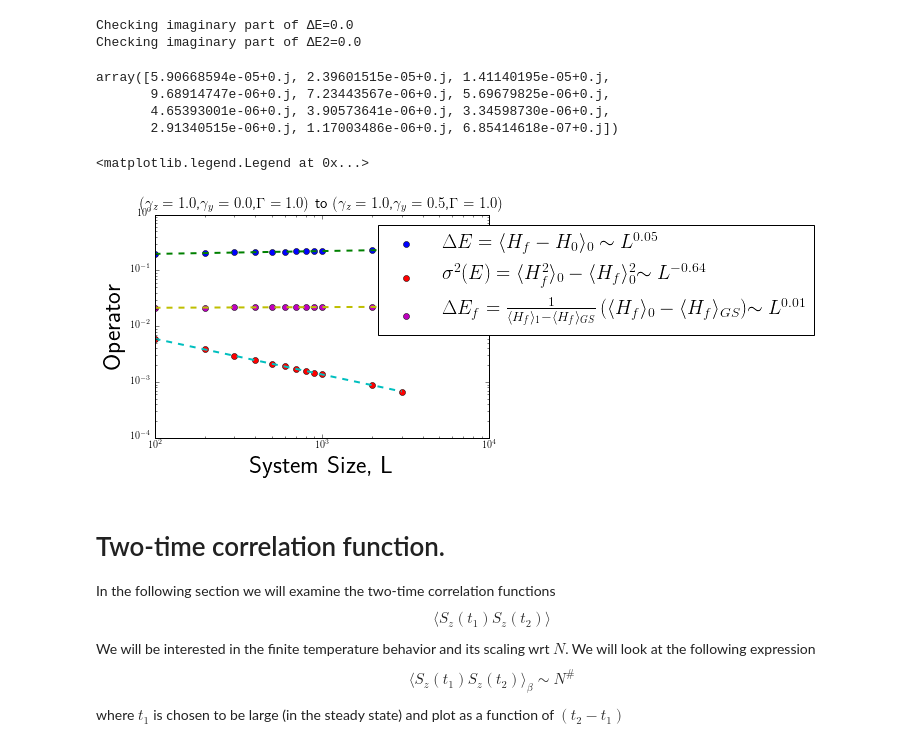
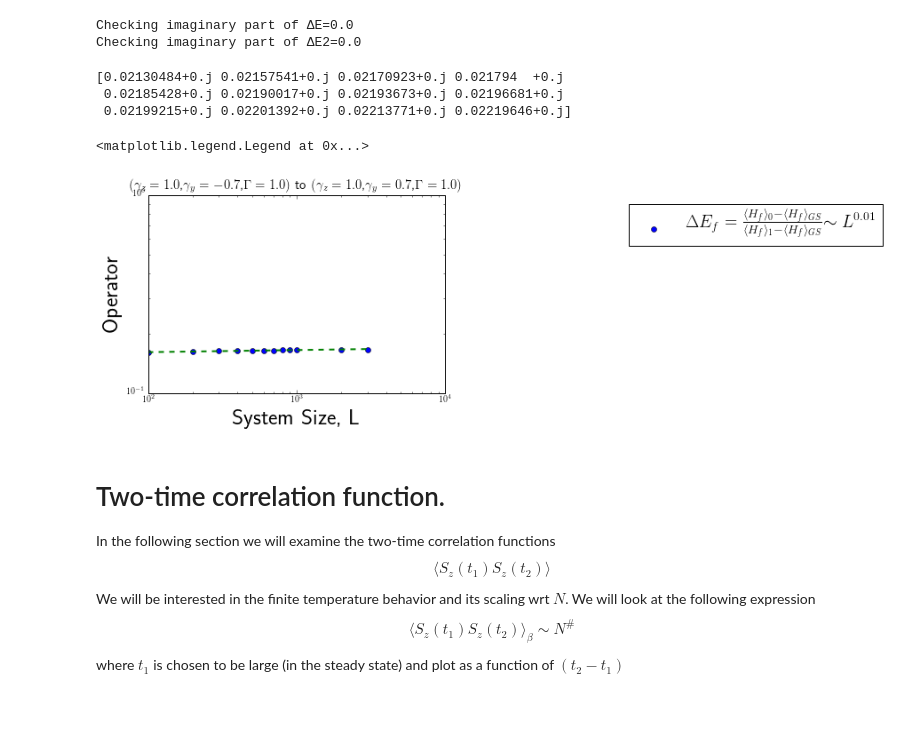
Before and after one commit to paraj003/LMG_quench, a Jupyter notebook: LMG_sim.ipynb, the cells around one changed output. Cells and saved outputs as stored; diff of their text form; code cells hidden in the pictures; blank space fills up the shorter version.

```diff
--- a/LMG_sim.ipynb
+++ b/LMG_sim.ipynb
@@ -46,7 +48,7 @@ We plot the magnetization as a function of the magnetice field, and also obtain
 #calculate magnetization as a function of magnetic field
 #tests magnetizationz2
 Γarr=np.linspace(0.,2,40)
-Larr=np.concatenate([np.arange(100,1000,100),np.arange(1000,2000,1000)])#choose even
+Larr=np.arange(100,200,100)#np.concatenate([np.arange(100,1000,100),np.arange(1000,2000,1000)])#choose even
 magϕsqlist=np.ones([np.size(Γarr),1])
 magzsqlist=np.ones([np.size(Γarr),1])
 magysqlist=np.ones([np.size(Γarr),1])
@@ -56,7 +58,7 @@ criticalmagysqlist=np.ones([np.size(Larr),1])
 for p in range(np.size(Γarr)):
     L=100
     print(p, end='\r', flush=True)
-    paramvals=LMG.Ham_params(N=L,S=L/2,J=1,γz=0.,γy=1.,Γ=Γarr[p])
+    paramvals=LMG.Ham_params(N=L,S=L/2,J=1,γz=1.,γy=-0.5,Γ=Γarr[p])
     Ham=LMG.LMG_generateHam(paramvals)
     GSenergy,vec=spla.eigs(Ham,k=1,which="SR")
     GState=vec[:,0]
@@ -254,9 +256,9 @@ For the numerics we choose the parameters for the critical quench. We have the d
 
 In this section we focus on a particular system size, (say $L=100$) and plot the time dependence of the spin on th $y-z$ plane.
 # %%
-L=5000 #Set system size.
-paramvals0=LMG.Ham_params(N=L,S=L/2,J=1.,γz=1.,γy=0.,Γ=1.)
-paramvalsf=LMG.Ham_params(N=L,S=L/2,J=1.,γz=0.5,γy=1,Γ=1.)
+L=200 #Set system size.
+paramvals0=LMG.Ham_params(N=L,S=L/2,J=1.,γz=1.,γy=0.,Γ=4.)
+paramvalsf=LMG.Ham_params(N=L,S=L/2,J=1.,γz=1,γy=0,Γ=1.)
 dt=0.2 #time step
 Tf=20 # final time step
 Nsteps=int(Tf/dt)
@@ -803,7 +803,7 @@ for L,p in zip(Larr,range(np.size(Larr))):
     Ham=LMG.LMG_generateHam(paramvals0)
     GSenergy,vec=spla.eigs(Ham,k=1,which="SR")
     GState=vec[:,0]
-    paramvalsf=LMG.Ham_params(N=L,S=L/2,J=1.,γz=0.5,γy=1,Γ=1.)
+    paramvalsf=LMG.Ham_params(N=L,S=L/2,J=1.,γz=0.,γy=1.,Γ=1.)
     Hamquench=LMG.LMG_generateHam(paramvalsf)
     energyf,vecf=spla.eigs(Hamquench,k=2,which="SR")
     GStatef=vecf[:,0]
@@ -834,13 +834,12 @@ varE_nonzero=np.delete(np.real(np.abs(varE)),deletelist,axis=0)
 # %% [output]
 Checking imaginary part of ΔE=0.0
 Checking imaginary part of ΔE2=0.0
-# %%
-ΔEf
-# %% [output]
-array([5.90668594e-05+0.j, 2.39601515e-05+0.j, 1.41140195e-05+0.j,
-       9.68914747e-06+0.j, 7.23443567e-06+0.j, 5.69679825e-06+0.j,
-       4.65393001e-06+0.j, 3.90573641e-06+0.j, 3.34598730e-06+0.j,
-       2.91340515e-06+0.j, 1.17003486e-06+0.j, 6.85414618e-07+0.j])
+# %%
+print(ΔEf)
+# %% [output]
+[0.02130484+0.j 0.02157541+0.j 0.02170923+0.j 0.021794  +0.j
+ 0.02185428+0.j 0.02190017+0.j 0.02193673+0.j 0.02196681+0.j
+ 0.02199215+0.j 0.02201392+0.j 0.02213771+0.j 0.02219646+0.j]
 # %%
 #linear fit to data
 logy1=np.log10(ΔE_nonzero)
@@ -863,29 +862,29 @@ m5,b5 = np.polyfit(logx5,logy5, 1)
 # %%
 #Plot average magnetization as a function of L
 
 #plt.loglog(Larr,np.divide(np.abs(Sz2infarr-Sztavg),(Sz2infarr)),'o')
 plt.figure()
-plt.loglog(Larr_nonzero,ΔE_nonzero,'o',label='$\Delta E=\langle H_f-H_0\\rangle_0\\sim L^{%0.2f}$' % m1)
-plt.loglog(Larr_nonzero,(10**b1)*(Larr_nonzero)**m1,'--',linewidth=2)
+#plt.loglog(Larr_nonzero,ΔE_nonzero,'o',label='$\Delta E=\langle H_f-H_0\\rangle_0\\sim L^{%0.2f}$' % m1)
+#plt.loglog(Larr_nonzero,(10**b1)*(Larr_nonzero)**m1,'--',linewidth=2)
 #plt.loglog(Larr_nonzero,ΔE2_nonzero,'o',label='$(\Delta E)^2\\sim L^{%0.2f}$' % m2)
 #plt.loglog(Larr_nonzero,(10**b2)*(Larr_nonzero)**m2,'--',linewidth=2)
 #plt.loglog(Larr_nonzero,Hfarr_nonzero,'o',label='$\langle H_f\\rangle_0$\\sim L^{%0.2f}$' % m3)
 #plt.loglog(Larr_nonzero,(10**b3)*(Larr_nonzero)**m3,'--',linewidth=2)
-plt.loglog(Larr_nonzero,varE_nonzero,'o',label='$\sigma^2(E)=\langle H_f^2\\rangle_0-\langle H_f\\rangle_0^2$$\\sim L^{%0.2f}$' % m4)
+#plt.loglog(Larr_nonzero,varE_nonzero,'o',label='$\sigma^2(E)=\langle H_f^2\\rangle_0-\langle H_f\\rangle_0^2$$\\sim L^{%0.2f}$' % m4)
 #plt.loglog(Larr_nonzero,np.square(Hfarr),'-o',label='$\langle H_f\\rangle_0^2$' )
 #plt.loglog(Larr_nonzero,Hf2arr,'-o',label='$\langle H_f^2\\rangle_0$' )
-plt.loglog(Larr_nonzero,(10**b4)*(Larr_nonzero)**m4,'--',linewidth=2)
+#plt.loglog(Larr_nonzero,(10**b4)*(Larr_nonzero)**m4,'--',linewidth=2)
 plt.loglog(Larr_nonzero,ΔEf_nonzero,'o',label='$\Delta E_f=\\frac{\langle H_f\\rangle_0-\langle H_f\\rangle_{GS}}{\langle H_f\\rangle_{1}-\langle H_f\\rangle_{GS}}$$\\sim L^{%0.2f}$' % m5)
 plt.loglog(Larr_nonzero,(10**b5)*(Larr_nonzero)**m5,'--',linewidth=2)
 plt.ylabel('Operator',fontsize=25)
 plt.xlabel('System Size, L',fontsize=25)
 plt.title('$(\gamma_{z}=%0.1f$,$\gamma_{y}=%0.1f$,$\Gamma=%0.1f)$ to  $(\gamma_{z}=%0.1f$,$\gamma_{y}=%0.1f$,$\Gamma=%0.1f)$'%(paramvals0.γz,paramvals0.γy,paramvals0.Γ,paramvalsf.γz,paramvalsf.γy,paramvalsf.Γ),fontsize=15)
 #plt.title('Quench from  $(\gamma_{z}=%0.1f$) '% paramvals0.γz ,fontsize=25)
 
 plt.legend(bbox_to_anchor=(2.5,1),numpoints=1,fontsize=20)
 # %% [output]
 <matplotlib.legend.Legend at 0x...>
-[figure, old version]
+[figure, new version]
 # %% [markdown]
 # Two-time correlation function.
 In the following section we will  examine the two-time correlation functions
```
Also changed, not shown: parts of 24 cells of this notebook, 1 other file.
